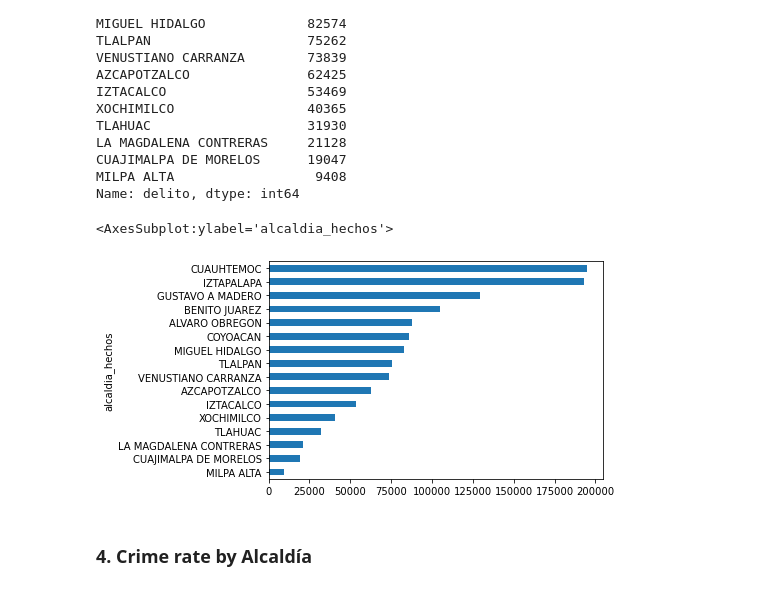
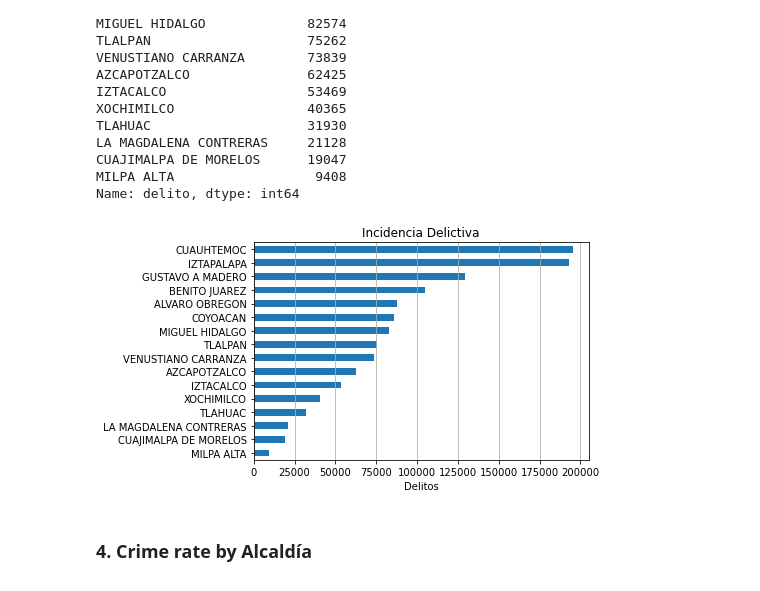
Before and after one commit to rperezme-data/Crime-Analysis-CDMX, a Jupyter notebook: CDMX Crime Exploratory Analysis.ipynb, the cells around one changed output. Cells and saved outputs as stored; diff of their text form; code cells hidden in the pictures.

Commit message:
Plots 5, 4 & 3

```diff
--- a/CDMX Crime Exploratory Analysis.ipynb
+++ b/CDMX Crime Exploratory Analysis.ipynb
@@ -398,10 +397,16 @@ CUAJIMALPA DE MORELOS      19047
 MILPA ALTA                  9408
 Name: delito, dtype: int64
 # %%
-FGJ_alcaldias.groupby(['alcaldia_hechos']).count()['delito'].sort_values().plot(kind='barh')
+FGJ_alcaldias.groupby(['alcaldia_hechos']).count()['delito'].sort_values().plot(
+    kind='barh',
+    title="Incidencia Delictiva")
+
+plt.xlabel('Delitos')
+plt.ylabel('')
+plt.grid(True, which='both', axis='x')
+plt.show()
 # %% [output]
-<AxesSubplot:ylabel='alcaldia_hechos'>
-[figure, old version]
+[figure, new version]
 # %% [markdown]
 ### 4. Crime rate by Alcaldía
 # %%
```
Also changed, not shown: parts of 9 cells of this notebook.
